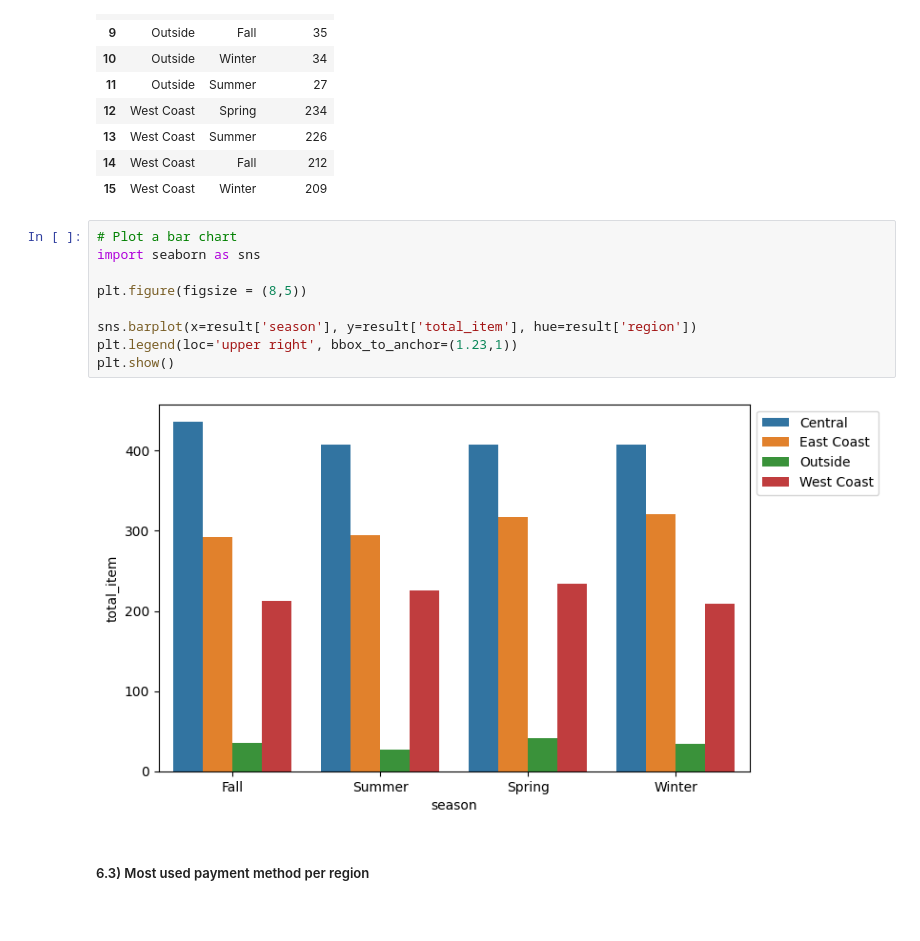
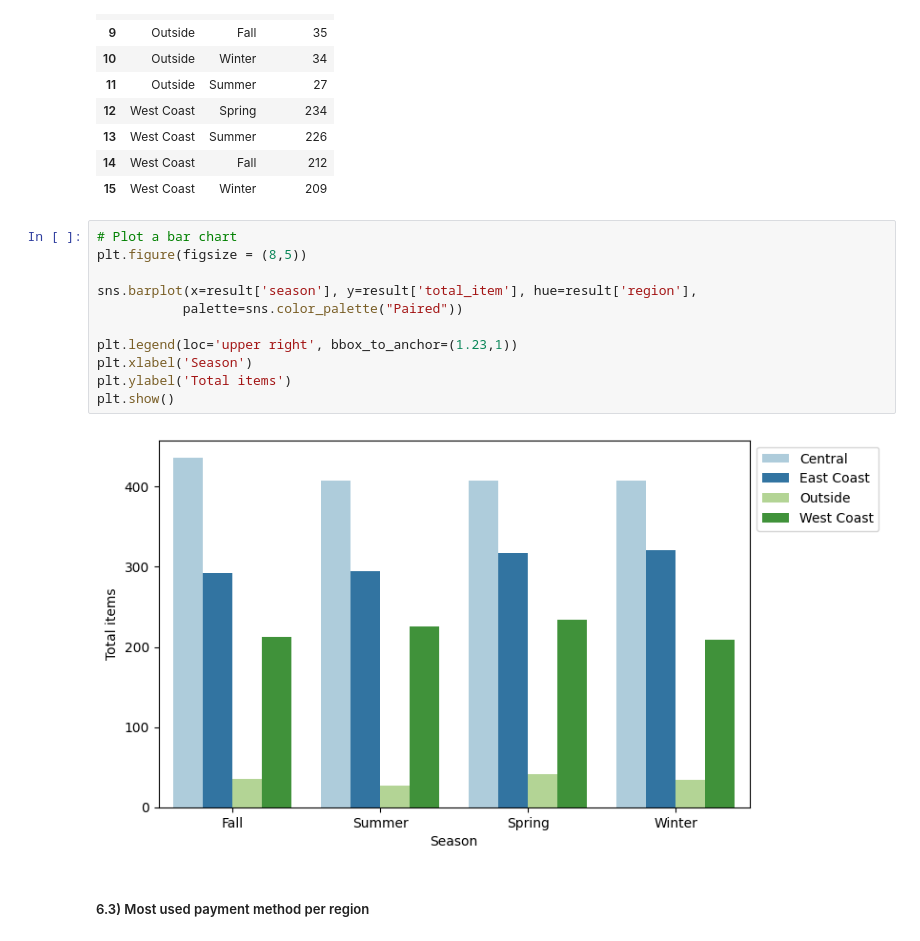
Before and after one commit to maryisabela15/Shopping_trends_project, a Jupyter notebook: shopping_code.ipynb, the cells around one changed output. Drawn from its saved outputs; the diff is of its cells as text.

```diff
--- a/shopping_code.ipynb
+++ b/shopping_code.ipynb
@@ -616,15 +616,17 @@ result
 | 15 | West Coast | Winter | 209 |
 # %%
 # Plot a bar chart
-import seaborn as sns
-
 plt.figure(figsize = (8,5))
 
-sns.barplot(x=result['season'], y=result['total_item'], hue=result['region'])
+sns.barplot(x=result['season'], y=result['total_item'], hue=result['region'],
+           palette=sns.color_palette("Paired"))
+
 plt.legend(loc='upper right', bbox_to_anchor=(1.23,1))
+plt.xlabel('Season')
+plt.ylabel('Total items')
 plt.show()
 # %% [output]
-[figure, old version]
+[figure, new version]
 # %% [markdown]
 ##### 6.3) Most used payment method per region
 # %%
```
Also changed, not shown: parts of 2 cells of this notebook.
